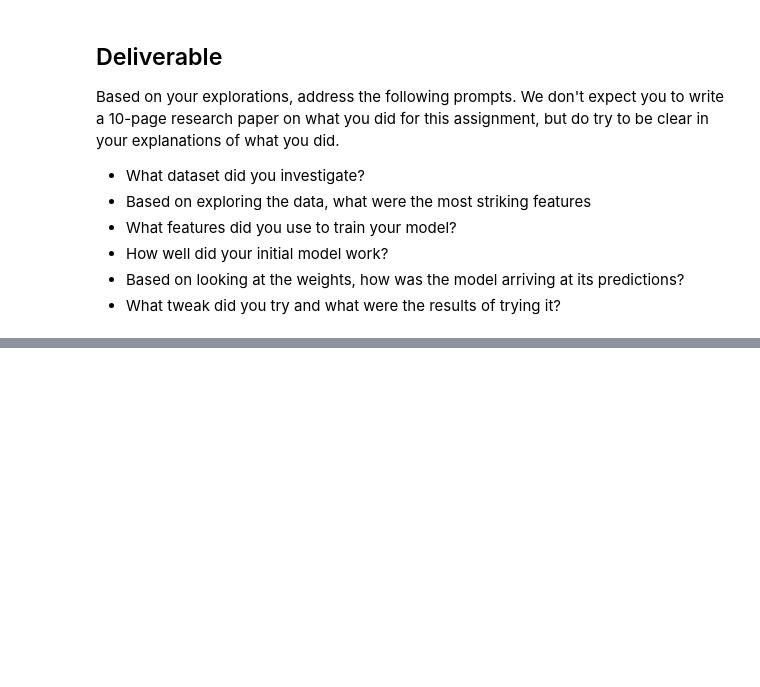
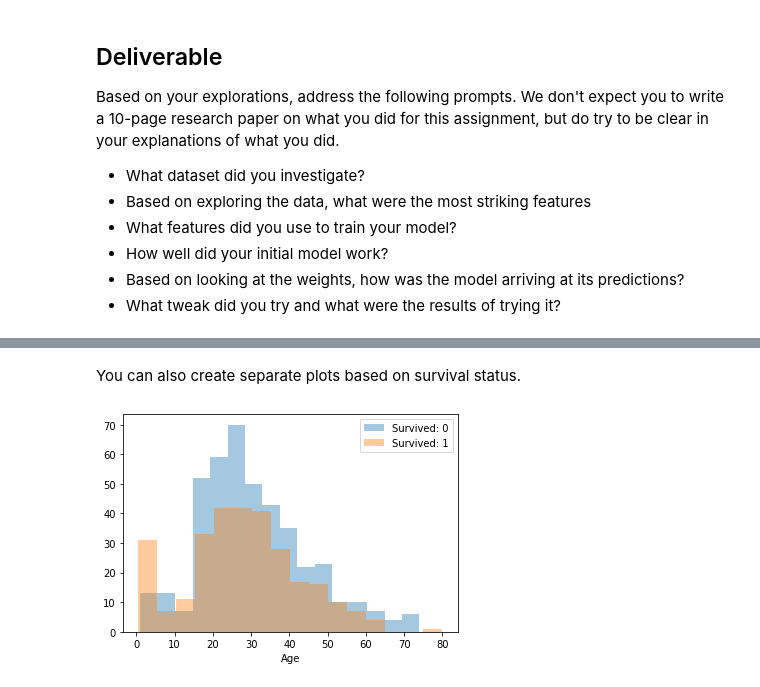
Before and after one commit to mlfa19/assignments, a Jupyter notebook: Module 1/05/assignment05.ipynb, the cells around one changed output, grey strips where cells are left out. Drawn from its saved outputs; the diff is of its cells as text; code cells hidden in the pictures; blank space fills up the shorter version.

```diff
--- a/Module 1/05/assignment05.ipynb
+++ b/Module 1/05/assignment05.ipynb
@@ -370,0 +524,16 @@ Based on your explorations, address the following prompts.  We don't expect you
+# %% [markdown]
+You can also create separate plots based on survival status.
+# %%
+survived_status = []
+for survived in df.groupby('Survived'):
+    # note try:
+    # print(survived[0])
+    # print(survived[1])
+    sns.distplot(survived[1]['Age'].dropna(), kde=False)
+    survived_status.append(survived[0])
+
+plt.legend(['Survived: %d' % (survived_status[0]),\
+            'Survived: %d' % (survived_status[1])])
+plt.show()
+# %% [output]
+[figure, added]
```
Also changed, not shown: parts of 39 cells of this notebook.
